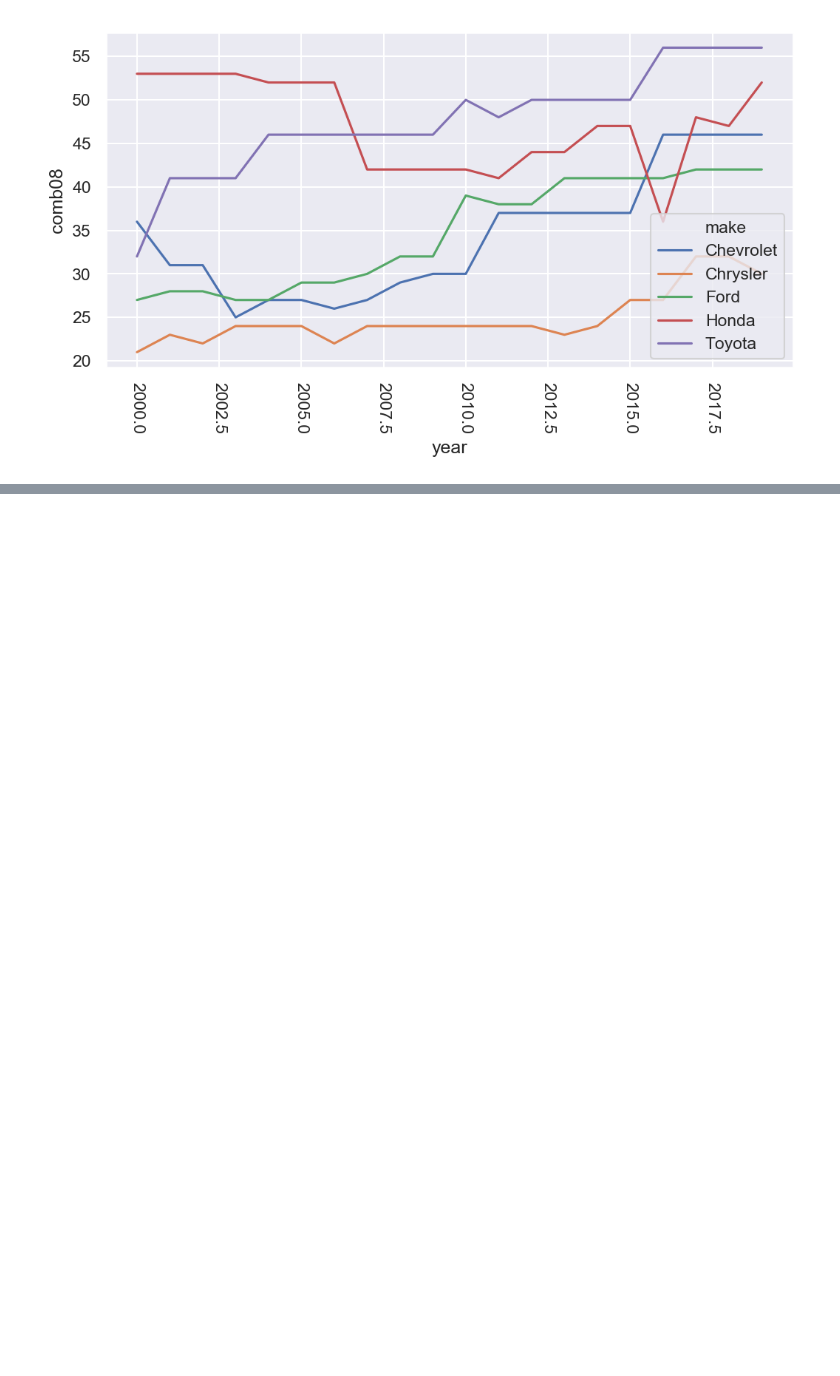
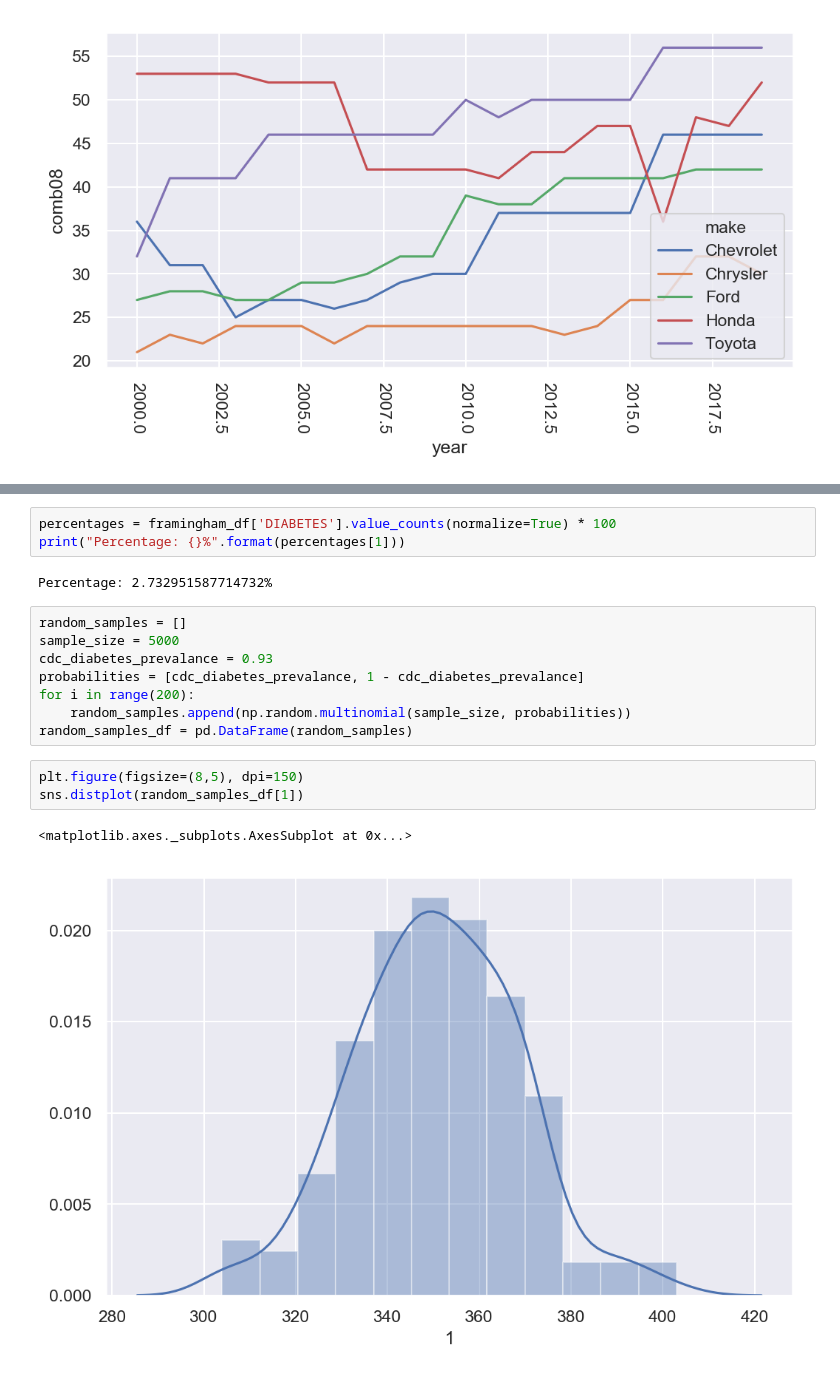
Before and after one commit to mnvsngv/cs696-bigdata, a Jupyter notebook: Assignment 2/Assignment 2.ipynb, the cells around one changed output, grey strips where cells are left out. Drawn from its saved outputs; the diff is of its cells as text; blank space fills up the shorter version.

```diff
--- a/Assignment 2/Assignment 2.ipynb
+++ b/Assignment 2/Assignment 2.ipynb
@@ -51,0 +64,19 @@ plt.xticks(rotation=-90)
+# %%
+percentages = framingham_df['DIABETES'].value_counts(normalize=True) * 100
+print("Percentage: {}%".format(percentages[1]))
+# %% [output]
+Percentage: 2.732951587714732%
+# %%
+random_samples = []
+sample_size = 5000
+cdc_diabetes_prevalance = 0.93
+probabilities = [cdc_diabetes_prevalance, 1 - cdc_diabetes_prevalance]
+for i in range(200):
+    random_samples.append(np.random.multinomial(sample_size, probabilities))
+random_samples_df = pd.DataFrame(random_samples)
+# %%
+plt.figure(figsize=(8,5), dpi=150)
+sns.distplot(random_samples_df[1])
+# %% [output]
+<matplotlib.axes._subplots.AxesSubplot at 0x...>
+[figure, added]
```
Also changed, not shown: parts of 4 cells of this notebook.
